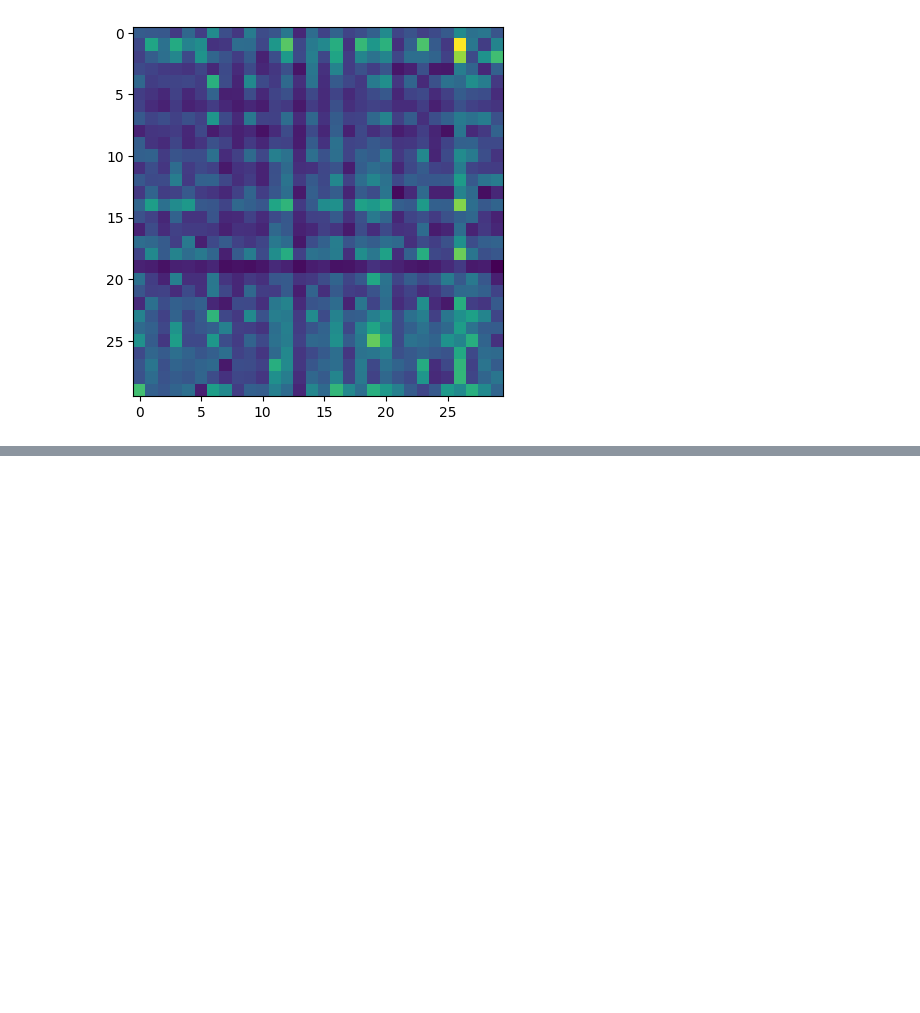
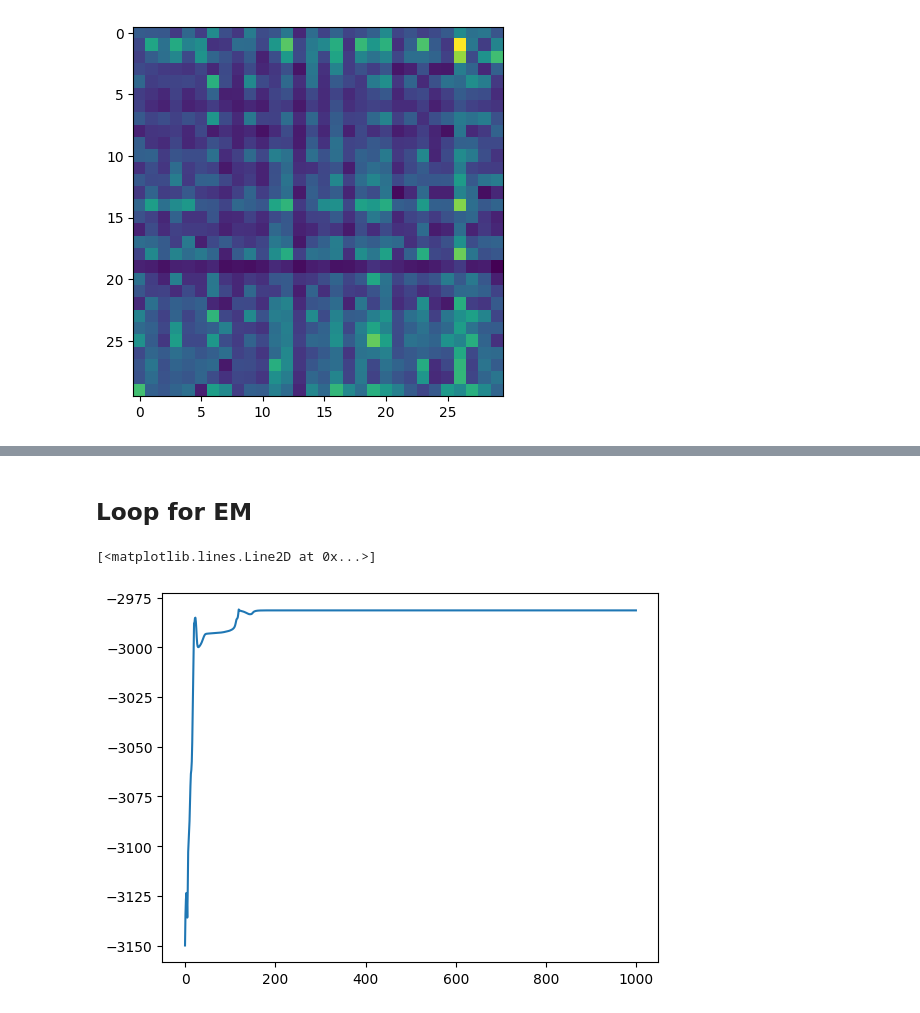
Before and after one commit to fumish/self_study, a Jupyter notebook: prototypes/singular_models/bayesian_nmf.ipynb, the cells around one changed output, grey strips where cells are left out. Cells and saved outputs as stored; diff of their text form; code cells hidden in the pictures; blank space fills up the shorter version.

```diff
--- a/prototypes/singular_models/bayesian_nmf.ipynb
+++ b/prototypes/singular_models/bayesian_nmf.ipynb
@@ -359,0 +401,32 @@ plt.imshow(est_results[-1].A @ est_results[-1].B)
+# %% [markdown]
+## Loop for EM
+# %%
+ln_seed = 20241014
+np.random.seed(ln_seed)
+
+est_A = np.random.gamma(shape=1, scale=1, size=(M, H))
+est_B = np.random.gamma(shape=1, scale=1, size=(H, N))
+# %%
+EMParams = namedtuple('EMParams', ['A', 'B', 'S'])
+em_results: list[EMParams] = []
+logliks = []
+# %%
+n_iter = 1000
+# %%
+for ite in range(n_iter):
+    denominator = (est_A[:,:,np.newaxis] * est_B[np.newaxis,: ,:])
+    est_S = softmax(denominator, axis=1)
+
+    est_A = (train_X[:,np.newaxis,:]*est_S).sum(axis=2) / est_B.sum(axis=1)[np.newaxis,:]
+    est_B = (train_X[:,np.newaxis,:]*est_S).sum(axis=0) / est_A.sum(axis=0)[:,np.newaxis]
+
+    est_AB = est_A @ est_B
+    loglik = (-est_AB + train_X * np.log(est_AB) - gammaln(train_X + 1)).sum()
+
+    em_results.append(EMParams(est_A, est_B, est_S))
+    logliks.append(loglik)
+# %%
+plt.plot(np.arange(len(logliks)), np.array(logliks))
+# %% [output]
+[<matplotlib.lines.Line2D at 0x...>]
+[figure, added]
```
Also changed, not shown: parts of 22 cells of this notebook.
